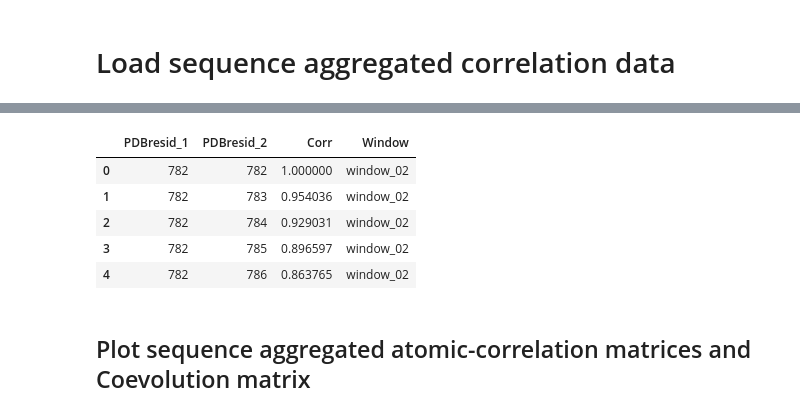
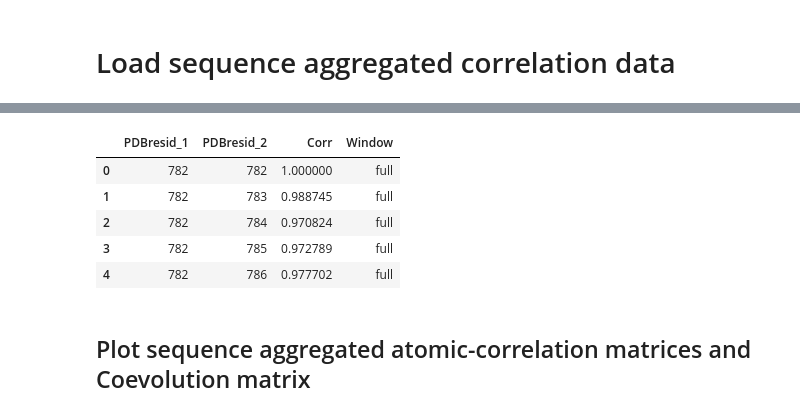
Before and after one commit to wesleymsmith/Piezo_Coevolution_vs_Dynamical_Network, a Jupyter notebook: Analyze_Matrix_Data.ipynb, the cells around one changed output, grey strips where cells are left out. Drawn from its saved outputs; the diff is of its cells as text; code cells hidden in the pictures.

```diff
--- a/Analyze_Matrix_Data.ipynb
+++ b/Analyze_Matrix_Data.ipynb
@@ -100,7 +85,8 @@ plt.show()
 # %%
 corrMatDir='/'.join([dataDir,'simulation_network_matrices'])
 
-matChunkFileList=[matFile for matFile in os.listdir(corrMatDir) if 'window' in matFile]
+#matChunkFileList=[matFile for matFile in os.listdir(corrMatDir) if 'window' in matFile]
+matChunkFileList=[matFile for matFile in os.listdir(corrMatDir) if 'full' in matFile]
 windows=np.unique([matFile.split('.')[0] for matFile in matChunkFileList])
 print matChunkFileList
 print windows
@@ -110,7 +93,8 @@ print windows
 # %%
 corrMatDir='/'.join([dataDir,'simulation_network_matrices'])
 
-matType='g_corr.pearson'
+#matType='g_corr.pearson'
+matType='g_corr.linearMI'
 startChunk='aa'
 
 def parseTokens(tokens,fun=float):
@@ -396,32 +262,33 @@ corrSeqData.to_csv('sequence_dynamic_correlation_data_table.csv',index=False)
 # Load sequence aggregated correlation data
 # %%
 corrSeqDir='/'.join([dataDir,'sequence_dynamic_correlation_data'])
-corrSeqChunkFiles=os.listdir(corrSeqDir)
+corrSeqChunkFiles=[chunkfile for chunkfile in os.listdir(corrSeqDir) \
+                   if 'full' in chunkfile]
 
 corrChunks=[]
 with tqdm.tqdm_notebook(np.sort(corrSeqChunkFiles)) as pbar:
     for chunkFile in np.sort(corrSeqChunkFiles):
         pbar.set_description(chunkFile)
         tempDat=pd.read_csv('/'.join([corrSeqDir,chunkFile]))
         if 'aa' in chunkFile:
             corrCols=tempDat.columns
         corrChunks.append(tempDat.copy())
         pbar.update()
 for iChunk,corrChunk in enumerate(corrChunks):
     corrChunks[iChunk].columns=corrCols
 
 corrSeqData=pd.concat(corrChunks)
 del(corrChunks)
 gc.collect()
 corrSeqData.head()
 # %% [output]
 [interactive output not drawn]
 |  | PDBresid_1 | PDBresid_2 | Corr | Window |
-| 0 | 782 | 782 | 1.000000 | window_02 |
-| 1 | 782 | 783 | 0.954036 | window_02 |
-| 2 | 782 | 784 | 0.929031 | window_02 |
-| 3 | 782 | 785 | 0.896597 | window_02 |
-| 4 | 782 | 786 | 0.863765 | window_02 |
+| 0 | 782 | 782 | 1.000000 | full |
+| 1 | 782 | 783 | 0.988745 | full |
+| 2 | 782 | 784 | 0.970824 | full |
+| 3 | 782 | 785 | 0.972789 | full |
+| 4 | 782 | 786 | 0.977702 | full |
 # %% [markdown]
 ## Plot sequence aggregated atomic-correlation matrices and Coevolution matrix
 # %%
```
Also changed, not shown: parts of 29 cells of this notebook.
